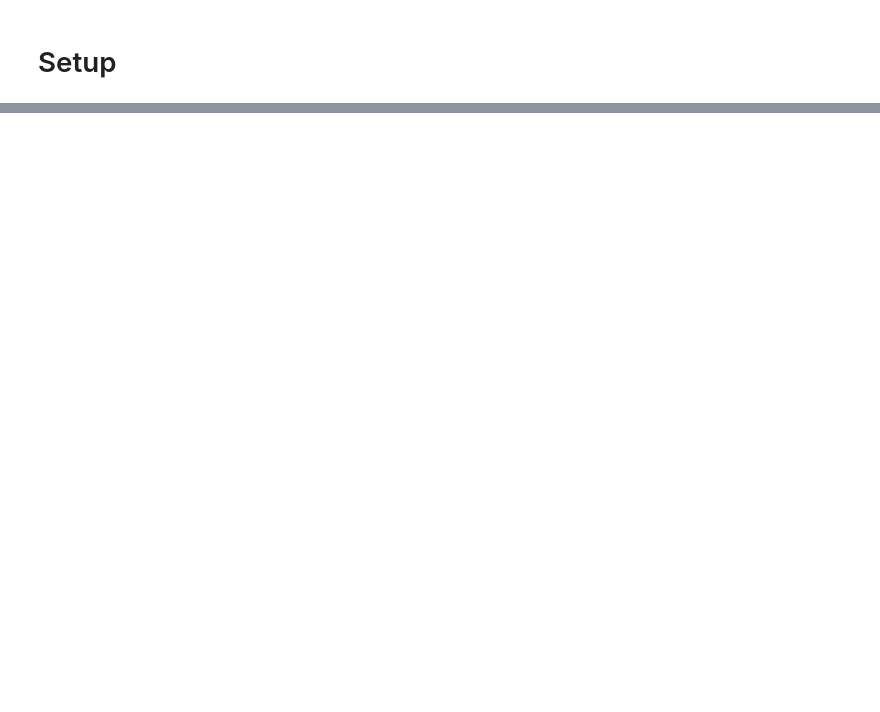
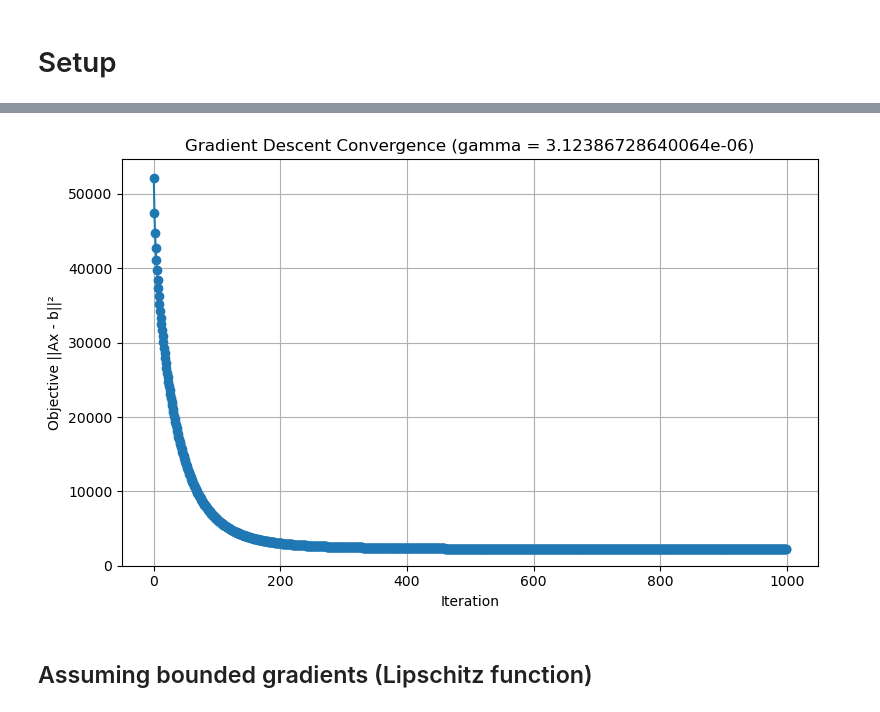
Before and after one commit to DanieleGotti/F1_Time_Prediction, a Jupyter notebook: Notebook.ipynb, the cells around one changed output, grey strips where cells are left out. Drawn from its saved outputs; the diff is of its cells as text; code cells hidden in the pictures; blank space fills up the shorter version.

```diff
--- a/Notebook.ipynb
+++ b/Notebook.ipynb
@@ -26,0 +189,15 @@ Number of rows in the dataset: 52160
+# %%
+# Define the parameters of the algorithm.
+
+# ***************************************************
+# YOUR CODE HERE
+# a better learning rate using the smoothness of f
+L = calculate_L(A, b)
+gamma = 1/L
+# ***************************************************
+
+# Initialization
+x_initial = np.zeros(A.shape[1])
+
+# Start gradient descent.
+gradient_objectives_smooth, gradient_xs_smooth = gradient_descent(A, x_initial, b, max_iters, gamma)
@@ -26,0 +222,6 @@ Number of rows in the dataset: 52160
+# %%
+plot_objective(gradient_objectives_smooth, gamma)
+# %% [output]
+[figure, added]
+# %% [markdown]
+## Assuming bounded gradients (Lipschitz function)
```
Also changed, not shown: parts of 16 cells of this notebook, 1 other file.
